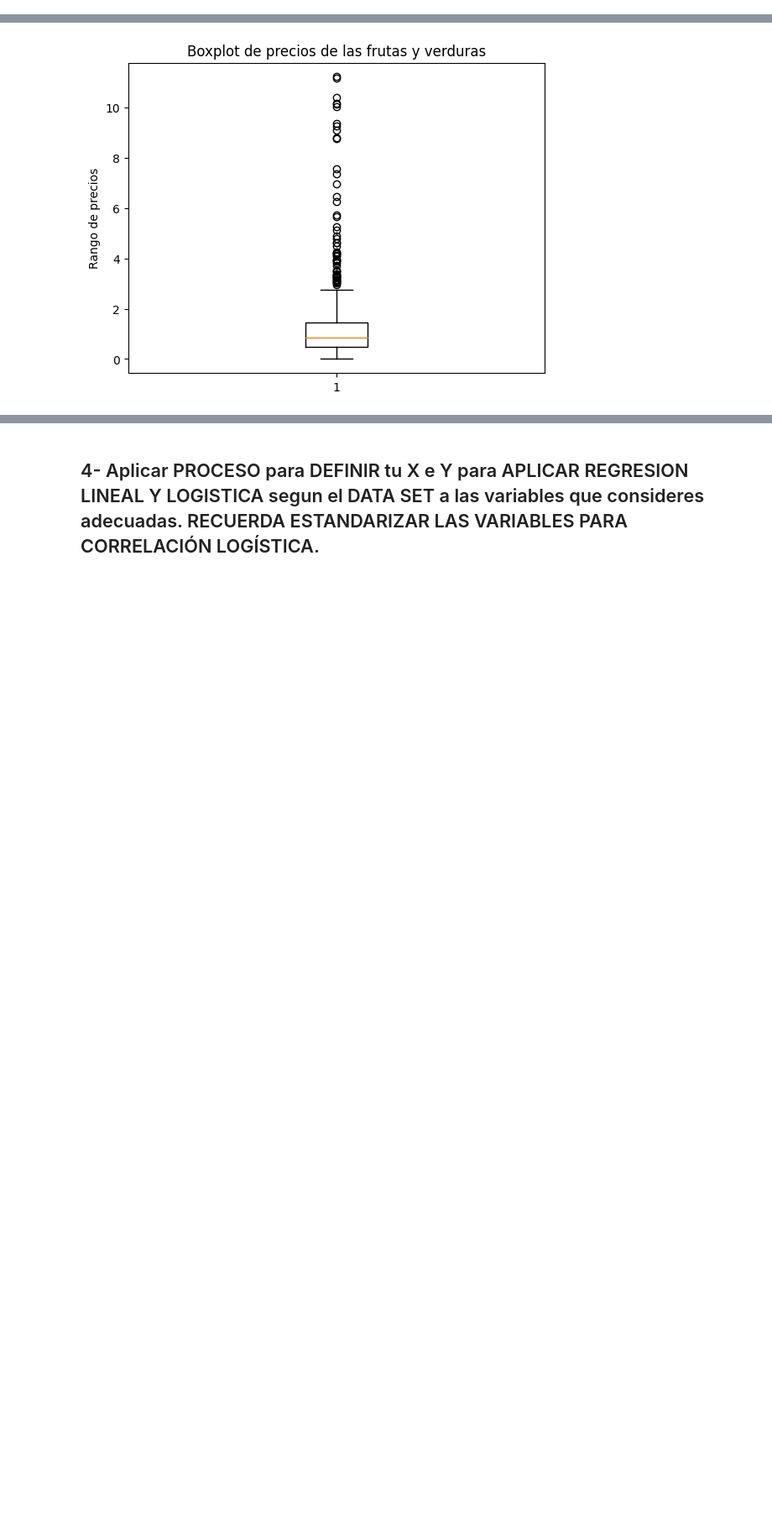
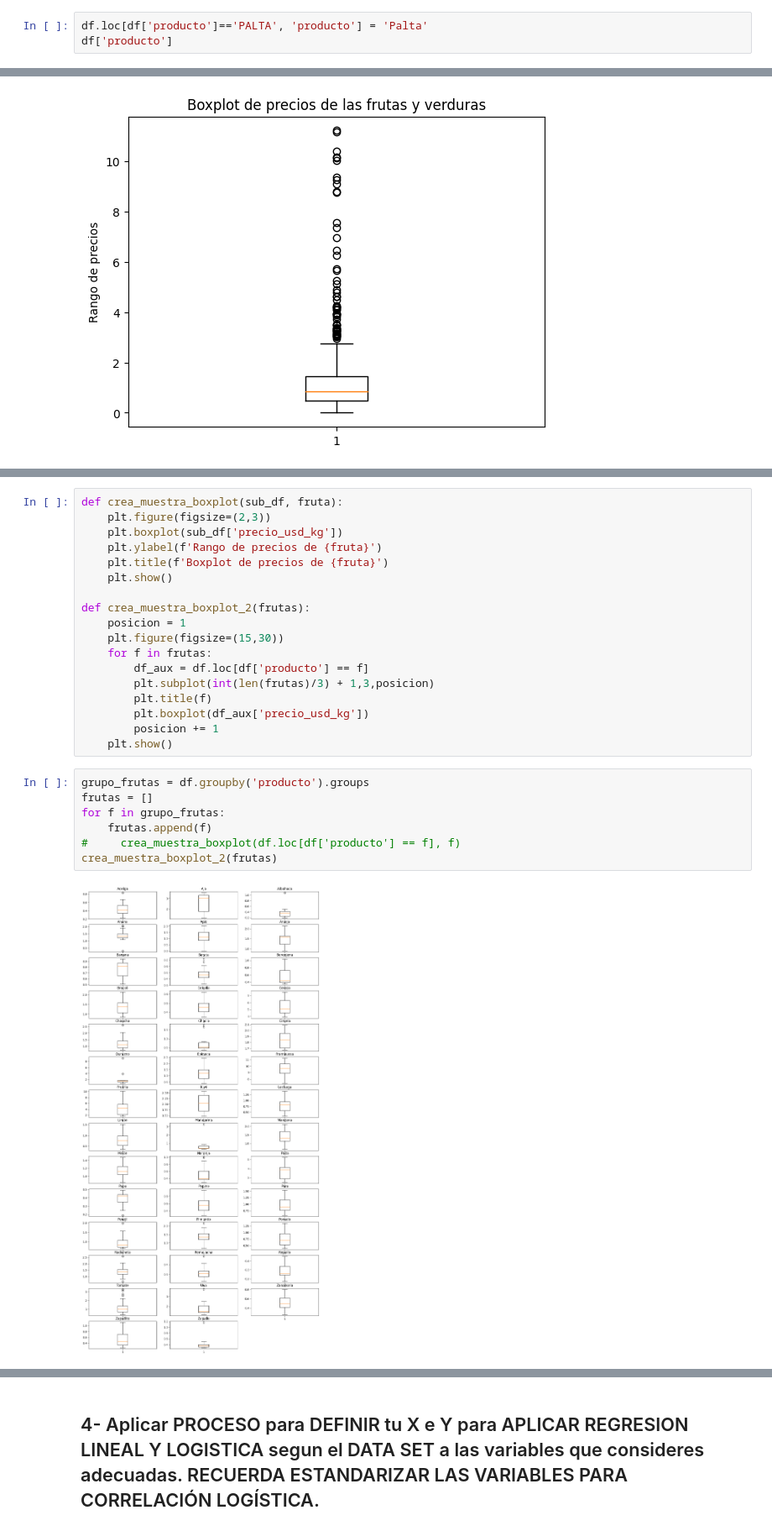
Before and after one commit to cristiandevar/TPIntegrador-1, a Jupyter notebook: TRABAJO_INTEGRADOR_1_Franco_Cristian.ipynb, the cells around one changed output, grey strips where cells are left out. Shown at 84% size. Drawn from its saved outputs; the diff is of its cells as text; blank space fills up the shorter version.

```diff
--- a/TRABAJO_INTEGRADOR_1_Franco_Cristian.ipynb
+++ b/TRABAJO_INTEGRADOR_1_Franco_Cristian.ipynb
@@ -377,0 +380,3 @@ memory usage: 41.9+ KB
+# %%
+df.loc[df['producto']=='PALTA', 'producto'] = 'Palta'
+df['producto']
@@ -386,0 +406,27 @@ Vemos que tenemos muchos valores aislados, lo cual implica que debemos asignarle
+# %%
+def crea_muestra_boxplot(sub_df, fruta):
+    plt.figure(figsize=(2,3))
+    plt.boxplot(sub_df['precio_usd_kg'])
+    plt.ylabel(f'Rango de precios de {fruta}')
+    plt.title(f'Boxplot de precios de {fruta}')
+    plt.show()
+
+def crea_muestra_boxplot_2(frutas):
+    posicion = 1
+    plt.figure(figsize=(15,30))
+    for f in frutas:
+        df_aux = df.loc[df['producto'] == f]
+        plt.subplot(int(len(frutas)/3) + 1,3,posicion)
+        plt.title(f)
+        plt.boxplot(df_aux['precio_usd_kg'])
+        posicion += 1
+    plt.show()
+# %%
+grupo_frutas = df.groupby('producto').groups
+frutas = []
+for f in grupo_frutas:
+    frutas.append(f)
+#     crea_muestra_boxplot(df.loc[df['producto'] == f], f)
+crea_muestra_boxplot_2(frutas)
+# %% [output]
+[figure, added]
```
Also changed, not shown: parts of 11 cells of this notebook.
